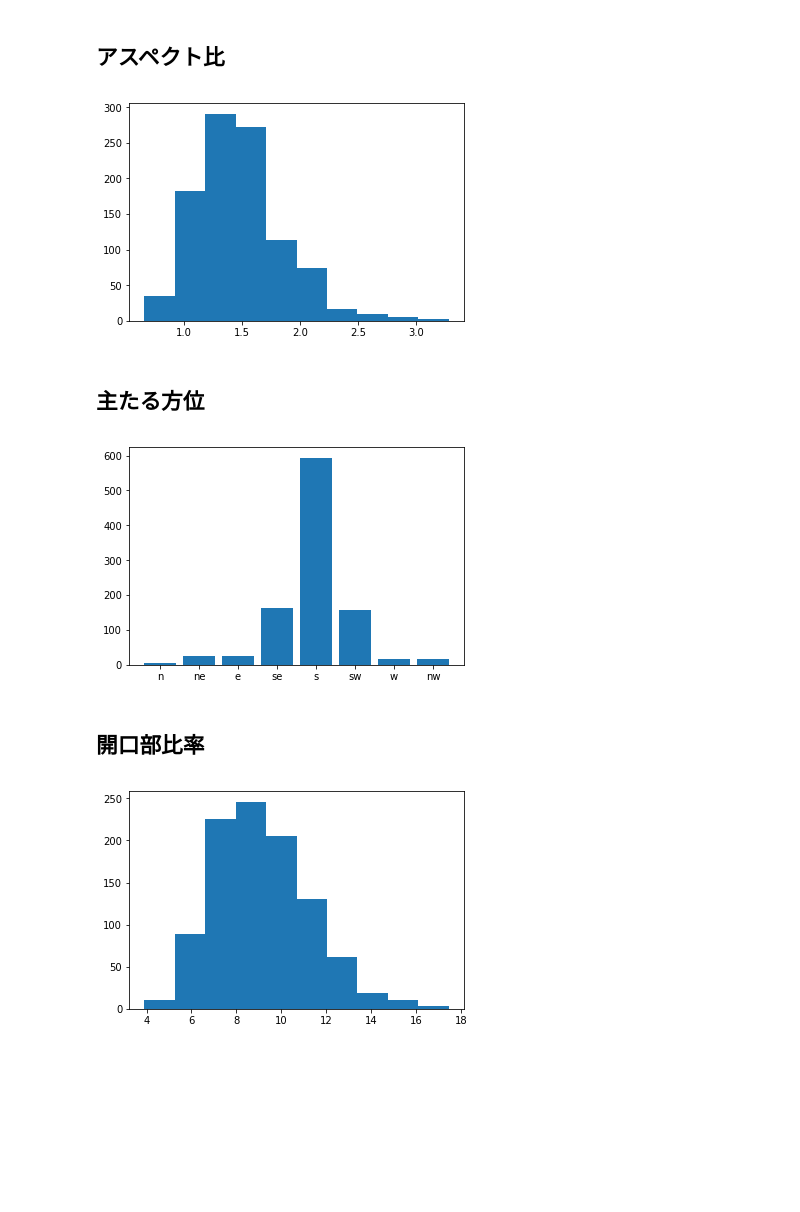
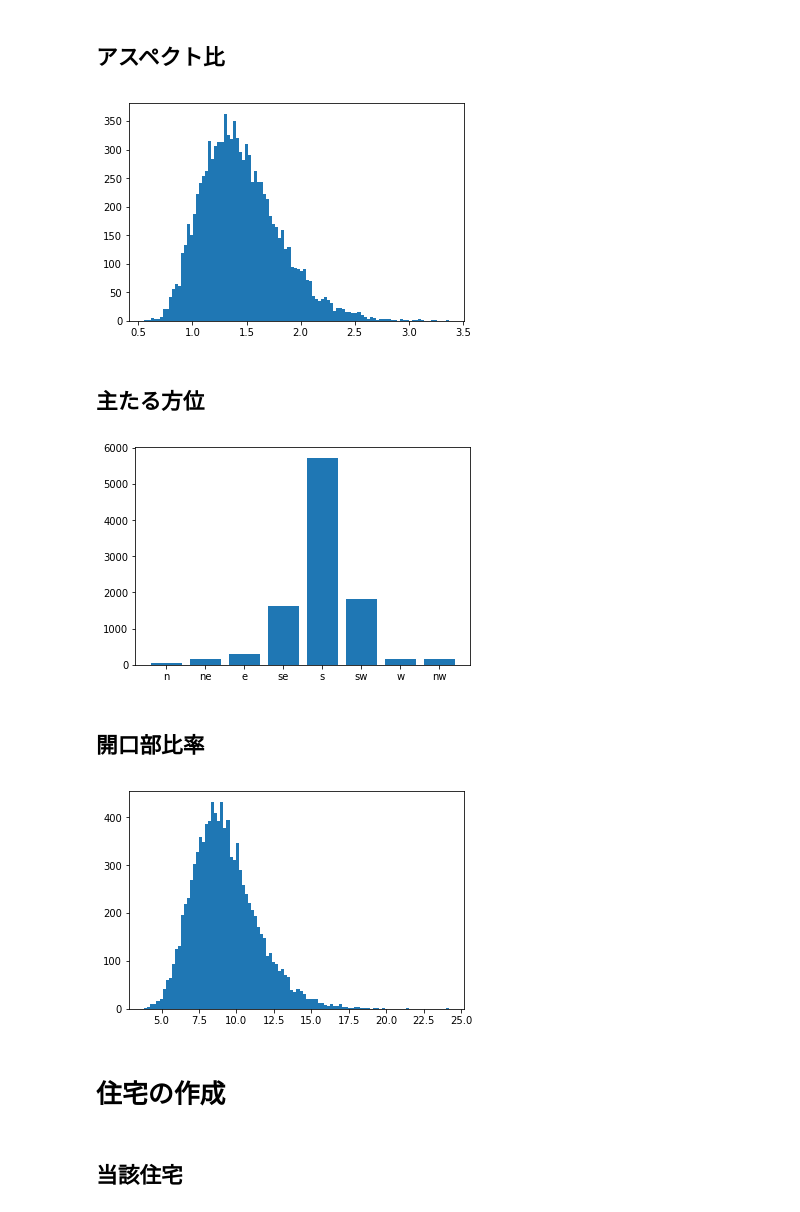
Before and after one commit to BRI-EES-House/03_HCLoad_and_Envelope, a Jupyter notebook: Basis/simple_envelope_evaluation_monte_carlo/comparison.ipynb, the cells around one changed output. Saved outputs shown, nothing was run; the diff lists cells and outputs as text; code cells hidden in the pictures; blank space fills up the shorter version.

```diff
--- a/Basis/simple_envelope_evaluation_monte_carlo/comparison.ipynb
+++ b/Basis/simple_envelope_evaluation_monte_carlo/comparison.ipynb
@@ -99,5 +103,5 @@ data_house
 # %% [markdown]
 ## 発生する住戸の数
 # %%
-n=1000
+n=10000
 # %% [markdown]
@@ -202,10 +206,10 @@ plt.show()
 aspect_ratio = np.exp(np.random.normal(
     loc=data_house['aspect_ratio']['log_ave'], scale=data_house['aspect_ratio']['log_std'], size=n))
 # %%
-plt.hist(aspect_ratio)
+plt.hist(aspect_ratio, bins=100)
 plt.show()
 # %% [output]
-[figure, old version]
+[figure, new version]
 # %% [markdown]
 ## 主たる方位
 # %%
@@ -218,14 +222,18 @@ plt.bar(
     tick_label=data_house['direction']['a'])
 plt.show()
 # %% [output]
-[figure, old version]
+[figure, new version]
 # %% [markdown]
 ## 開口部比率
 # %%
 opening_ratio = np.exp(np.random.normal(
     loc=data_house['opening_ratio']['log_ave'], scale=data_house['opening_ratio']['log_std'], size=n))
 # %%
-plt.hist(opening_ratio)
+plt.hist(opening_ratio, bins=100)
 plt.show()
 # %% [output]
-[figure, old version]
+[figure, new version]
+# %% [markdown]
+# 住宅の作成
+# %% [markdown]
+## 当該住宅
```
Also changed, not shown: parts of 37 cells of this notebook, 7 other files.
